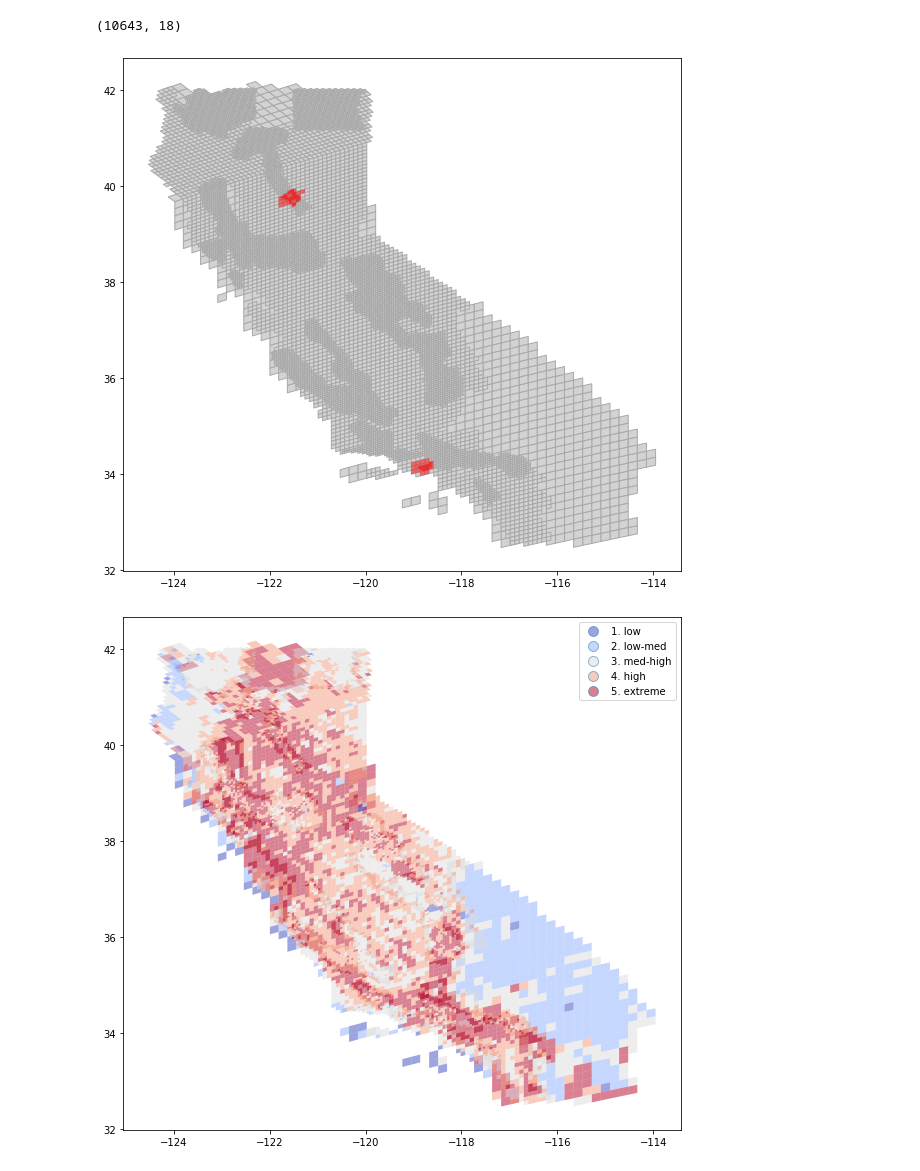
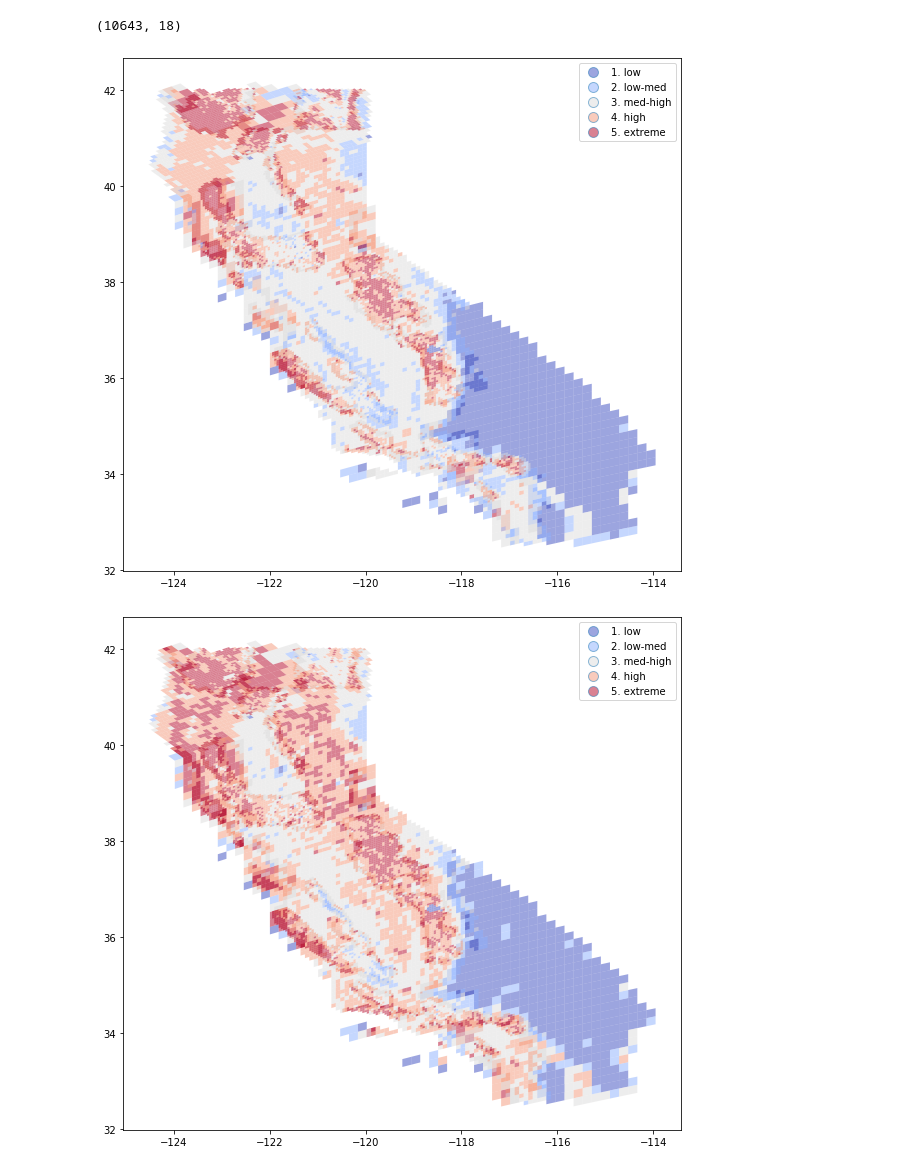
Before and after one commit to jayzuniga/w210_Wildfire, a Jupyter notebook: model/Validation_Viz.ipynb, the cells around one changed output. Cells and saved outputs as stored; diff of their text form; code cells hidden in the pictures.

Commit message:
updated models with fixed satellite data and added precipitation truncated at 70% humidity

```diff
--- a/model/Validation_Viz.ipynb
+++ b/model/Validation_Viz.ipynb
@@ -107,0 +88,4 @@ mlp_adam_precip_cwEQ_ext_probs.shape
+# %%
+precip50_cwEQ_ext_new_probs = read_probs('./Models/mlp_adam_precip50_cwEQ_ext_new_probs.csv',
+                                         'precip50_cwEQ_ext_new_probs',
+                                         'precip50_cwEQ_ext_new_bins')
@@ -107,0 +110,4 @@ mlp_adam_precip_cwEQ_ext_probs.shape
+# %%
+precip70_cwEQ_ext_new_probs = read_probs('./Models/mlp_adam_precip70_cwEQ_ext_new_probs.csv',
+                                         'precip70_cwEQ_ext_new_probs',
+                                         'precip70_cwEQ_ext_new_bins')
@@ -107,0 +132,4 @@ mlp_adam_precip_cwEQ_ext_probs.shape
+# %%
+precip50_cwEQ_ext_other_probs = read_probs('./Models/mlp_adam_precip50_cwEQ_ext_other_probs.csv',
+                                         'precip50_cwEQ_ext_other_probs',
+                                         'precip50_cwEQ_ext_other_bins')
@@ -108,31 +154,29 @@ mlp_adam_precip_cwEQ_ext_probs.shape
 # %%
 selected_date = '2018-11-08'
-ca_preds_df = ca_df.merge(ca_wf[ca_wf.WF_ALARM_DATE_DT_DT==selected_date][['S2_Cells_ID','WF_WildFire']], on='S2_Cells_ID', how='left')\
-                   .merge(mlp_adam_noprecip_cw2000_probs[mlp_adam_noprecip_cw2000_probs.Date==selected_date].drop(columns='Date'), on='S2_Cells_ID')\
-                   .merge(mlp_adam_precip_cw2000_probs[mlp_adam_precip_cw2000_probs.Date==selected_date].drop(columns='Date'), on='S2_Cells_ID')\
-                   .merge(mlp_adam_noprecip_cwEQ_ext_probs[mlp_adam_noprecip_cwEQ_ext_probs.Date==selected_date].drop(columns='Date'), on='S2_Cells_ID')\
-                   .merge(mlp_adam_precip_cwEQ_ext_probs[mlp_adam_precip_cwEQ_ext_probs.Date==selected_date].drop(columns='Date'), on='S2_Cells_ID')\
-                   .fillna(0)
-ca_preds_df.shape
+camp_preds_df = ca_df.merge(ca_wf[ca_wf.WF_ALARM_DATE_DT_DT==selected_date][['S2_Cells_ID','WF_WildFire']], on='S2_Cells_ID', how='left')\
+                   .merge(noprecip_cwEQ_ext_new_probs[noprecip_cwEQ_ext_new_probs.Date==selected_date].drop(columns='Date'), on='S2_Cells_ID')\
+                   .merge(precip50_cwEQ_ext_new_probs[precip50_cwEQ_ext_new_probs.Date==selected_date].drop(columns='Date'), on='S2_Cells_ID')\
+                   .merge(precip70_cwEQ_ext_new_probs[precip70_cwEQ_ext_new_probs.Date==selected_date].drop(columns='Date'), on='S2_Cells_ID')\
+                   .merge(precip50_cwEQ_ext_other_probs[precip50_cwEQ_ext_other_probs.Date==selected_date].drop(columns='Date'), on='S2_Cells_ID')
+camp_preds_df.shape
 # %% [output]
 (10643, 18)
 # %%
 fig, ax = plt.subplots(figsize=(10,10))
 ax.set_aspect('equal')
 ax.set_facecolor('white')
-ca_df.plot(ax=ax, color='lightgrey', edgecolor='darkgrey')
-ca_preds_df[ca_preds_df.WF_WildFire==1].plot(ax=ax, color='red', legend=True, alpha=0.5)
+camp_preds_df.plot(ax=ax, column='noprecip_cwEQ_ext_new_bins', cmap='coolwarm', legend=True, alpha=0.5)
 plt.show()
 # %% [output]
-[figure, old version]
+[figure, new version]
 # %%
 fig, ax = plt.subplots(figsize=(10,10))
 ax.set_aspect('equal')
 ax.set_facecolor('white')
-ca_preds_df.plot(ax=ax, column='noprecip_cw2000_bins', cmap='coolwarm', legend=True, alpha=0.5)
+camp_preds_df.plot(ax=ax, column='precip50_cwEQ_ext_new_bins', cmap='coolwarm', legend=True, alpha=0.5)
 plt.show()
 # %% [output]
-[figure, old version]
+[figure, new version]
 # %%
 fig, ax = plt.subplots(figsize=(10,10))
 ax.set_aspect('equal')
```
Also changed, not shown: parts of 23 cells of this notebook, 17 other files.
